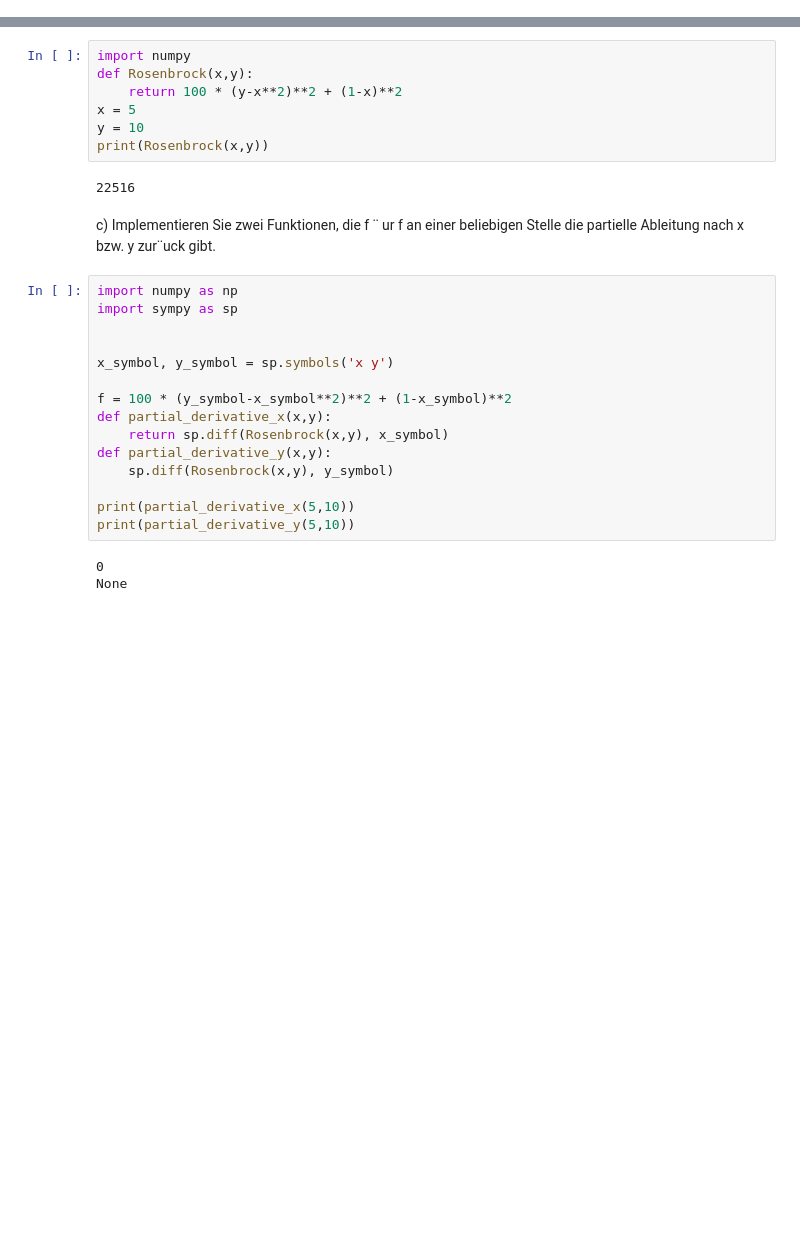
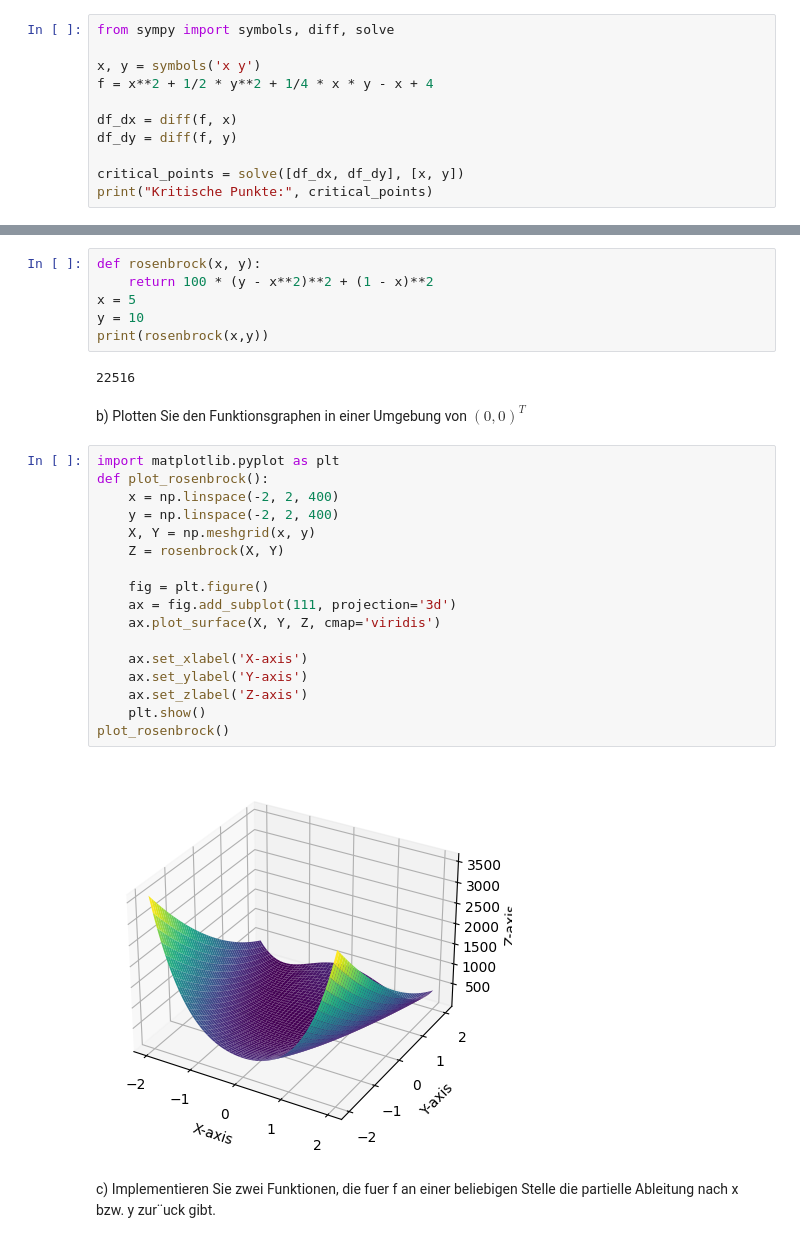
Before and after one commit to jann-s/Optimierung, a Jupyter notebook: Optimierung/Task1/Aufgabe_2.ipynb, the cells around one changed output, grey strips where cells are left out. Saved outputs shown, nothing was run; the diff lists cells and outputs as text; blank space fills up the shorter version.

```diff
--- a/Optimierung/Task1/Aufgabe_2.ipynb
+++ b/Optimierung/Task1/Aufgabe_2.ipynb
@@ -0,0 +51,11 @@
+# %%
+from sympy import symbols, diff, solve
+
+x, y = symbols('x y')
+f = x**2 + 1/2 * y**2 + 1/4 * x * y - x + 4
+
+df_dx = diff(f, x)
+df_dy = diff(f, y)
+
+critical_points = solve([df_dx, df_dy], [x, y])
+print("Kritische Punkte:", critical_points)
@@ -3,32 +67,34 @@ Gegeben sei die Rosenbrockfunktion f(x, y) = 100(y − x2)2 + (1 − x)2.
 a) Implementieren Sie eine Funktion, die f ¨ ur f an einer beliebigen Stelle (x, y) den
 Funktionswert zur¨uck gibt.
 # %%
-import numpy
-def Rosenbrock(x,y):
-    return 100 * (y-x**2)**2 + (1-x)**2
+def rosenbrock(x, y):
+    return 100 * (y - x**2)**2 + (1 - x)**2
 x = 5
 y = 10
-print(Rosenbrock(x,y))
+print(rosenbrock(x,y))
 # %% [output]
 22516
+# %% [markdown]
+b) Plotten Sie den Funktionsgraphen in einer Umgebung von $(0, 0)^T$
+# %%
+import matplotlib.pyplot as plt
+def plot_rosenbrock():
+    x = np.linspace(-2, 2, 400)
+    y = np.linspace(-2, 2, 400)
+    X, Y = np.meshgrid(x, y)
+    Z = rosenbrock(X, Y)
+
+    fig = plt.figure()
+    ax = fig.add_subplot(111, projection='3d')
+    ax.plot_surface(X, Y, Z, cmap='viridis')
+
+    ax.set_xlabel('X-axis')
+    ax.set_ylabel('Y-axis')
+    ax.set_zlabel('Z-axis')
+    plt.show()
+plot_rosenbrock()
+# %% [output]
+[figure, added]
 # %% [markdown]
-c) Implementieren Sie zwei Funktionen, die f ¨ ur f an einer beliebigen Stelle die partielle
+c) Implementieren Sie zwei Funktionen, die fuer f an einer beliebigen Stelle die partielle
 Ableitung nach x bzw. y zur¨uck gibt.
-# %%
-import numpy as np
-import sympy as sp
-
-
-x_symbol, y_symbol = sp.symbols('x y')
-
-f = 100 * (y_symbol-x_symbol**2)**2 + (1-x_symbol)**2
-def partial_derivative_x(x,y):
-    return sp.diff(Rosenbrock(x,y), x_symbol)
-def partial_derivative_y(x,y):
-    sp.diff(Rosenbrock(x,y), y_symbol)
-
-print(partial_derivative_x(5,10))
-print(partial_derivative_y(5,10))
-# %% [output]
-0
-None
```
Also changed, not shown: parts of 17 cells of this notebook.
